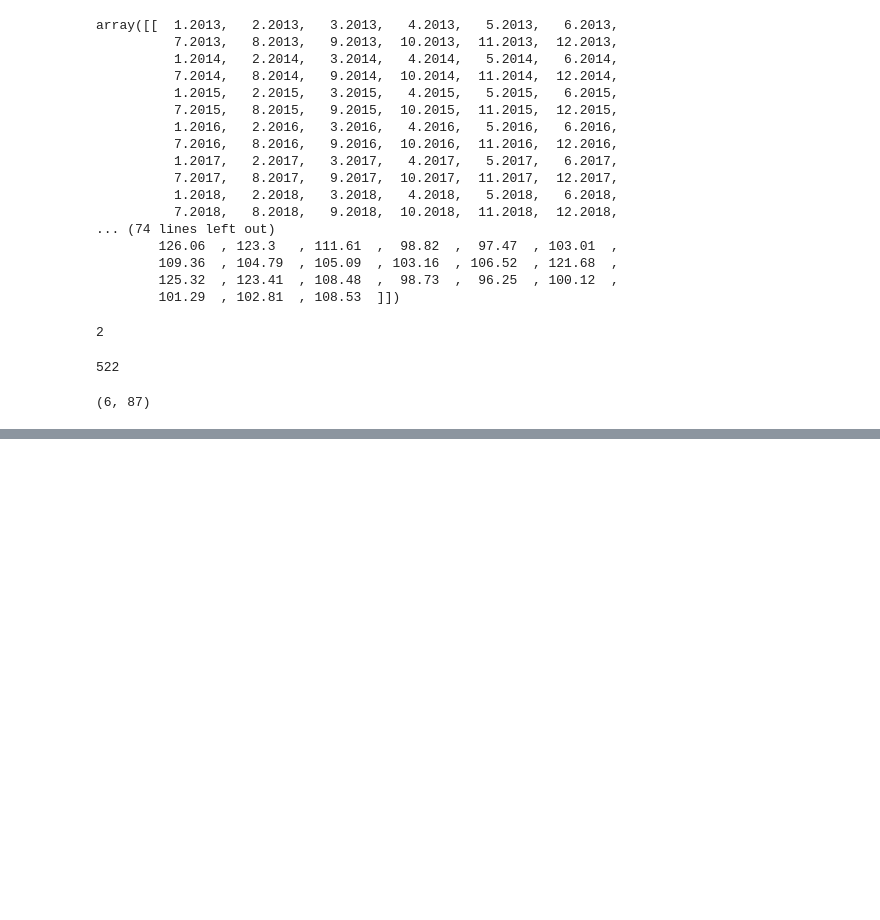
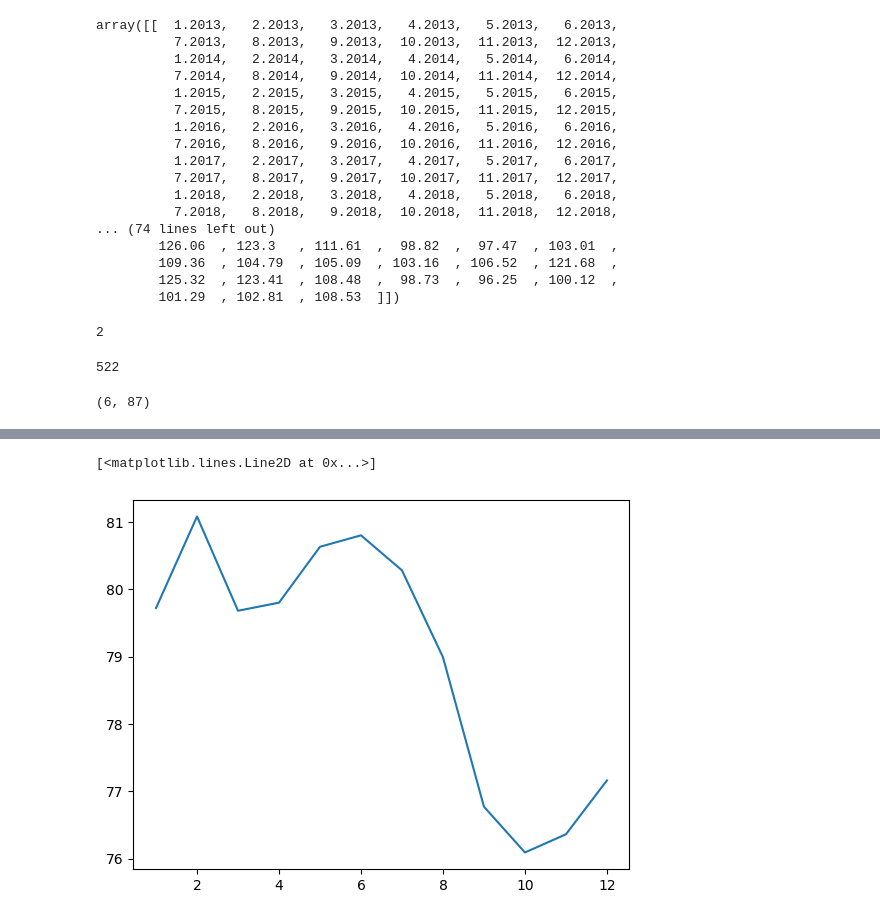
Before and after one commit to HenriqueSanchesSilva/NumPy-Course, a Jupyter notebook: teste.ipynb, the cells around one changed output, grey strips where cells are left out. Drawn from its saved outputs; the diff is of its cells as text; code cells hidden in the pictures; blank space fills up the shorter version.

```diff
--- a/teste.ipynb
+++ b/teste.ipynb
@@ -40,0 +83,37 @@ dado_transposto = dado.T
+# %%
+Moscow_ano1 = Moscow[0:12]
+Moscow_ano2 = Moscow[12:24]
+Moscow_ano3 = Moscow[24:36]
+Moscow_ano4 = Moscow[36:48]
+Moscow_ano5 = Moscow[48:60]
+Moscow_ano6 = Moscow[60:72]
+Moscow_ano7 = Moscow[72:84]
+
+Kaliningrad_ano1 = Kaliningrad[0:12]
+Kaliningrad_ano2 = Kaliningrad[12:24]
+Kaliningrad_ano3 = Kaliningrad[24:36]
+Kaliningrad_ano4 = Kaliningrad[36:48]
+Kaliningrad_ano5 = Kaliningrad[48:60]
+Kaliningrad_ano6 = Kaliningrad[60:72]
+Kaliningrad_ano7 = Kaliningrad[72:84]
+
+Petersburg_ano1 = Petersburg[0:12]
+Petersburg_ano2 = Petersburg[12:24]
+Petersburg_ano3 = Petersburg[24:36]
+Petersburg_ano4 = Petersburg[36:48]
+Petersburg_ano5 = Petersburg[48:60]
+Petersburg_ano6 = Petersburg[60:72]
+Petersburg_ano7 = Petersburg[72:84]
+
+Krasnodar_ano1 = Krasnodar[0:12]
+Krasnodar_ano2 = Krasnodar[12:24]
+Krasnodar_ano3 = Krasnodar[24:36]
+Krasnodar_ano4 = Krasnodar[36:48]
+Krasnodar_ano5 = Krasnodar[48:60]
+Krasnodar_ano6 = Krasnodar[60:72]
+Krasnodar_ano7 = Krasnodar[72:84]
+# %%
+plt.plot(np.arange(1,13,1), Moscow_ano1)
+# %% [output]
+[<matplotlib.lines.Line2D at 0x...>]
+[figure, added]
```
Also changed, not shown: parts of 65 cells of this notebook, 5 other files.
